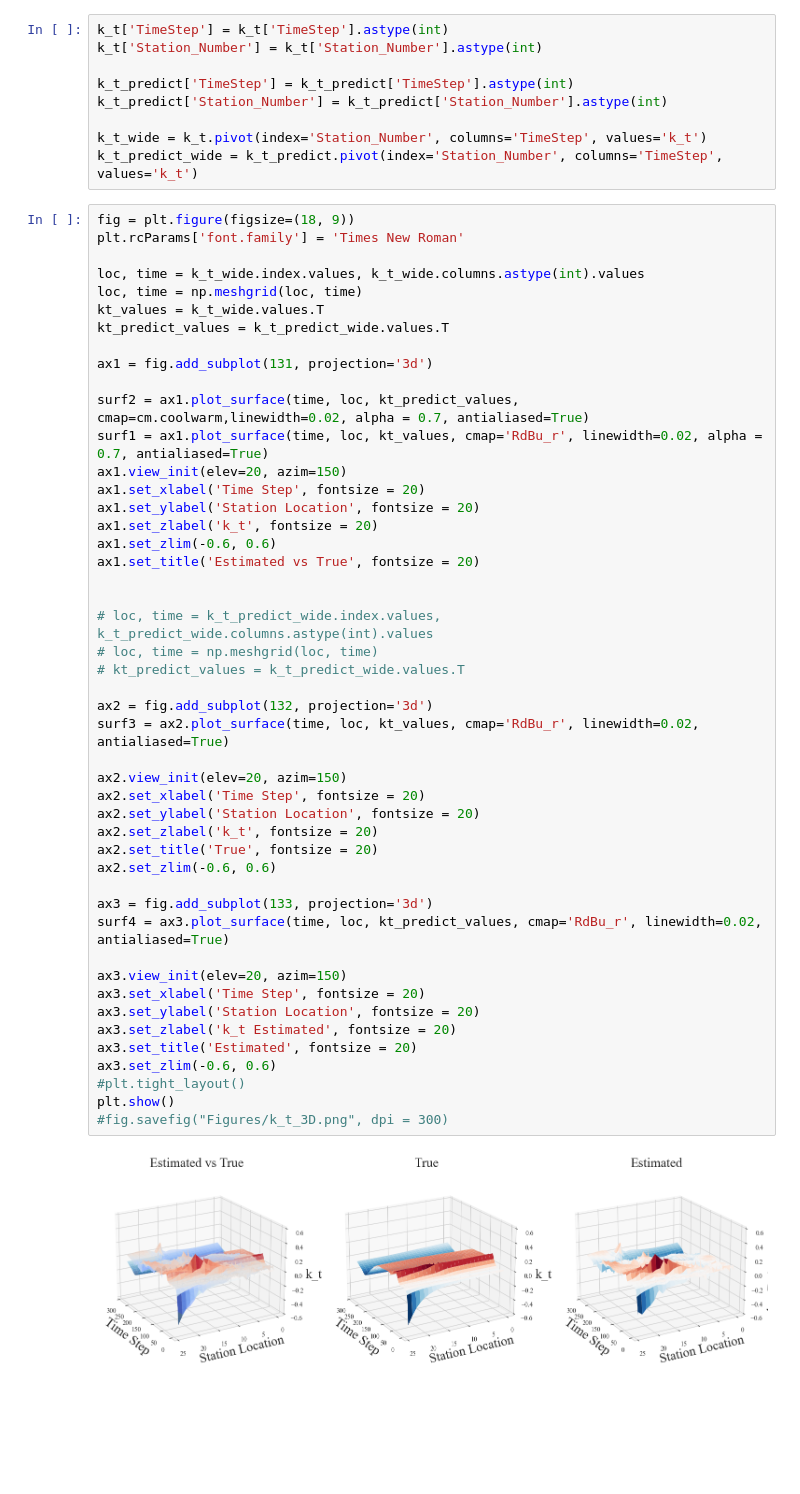
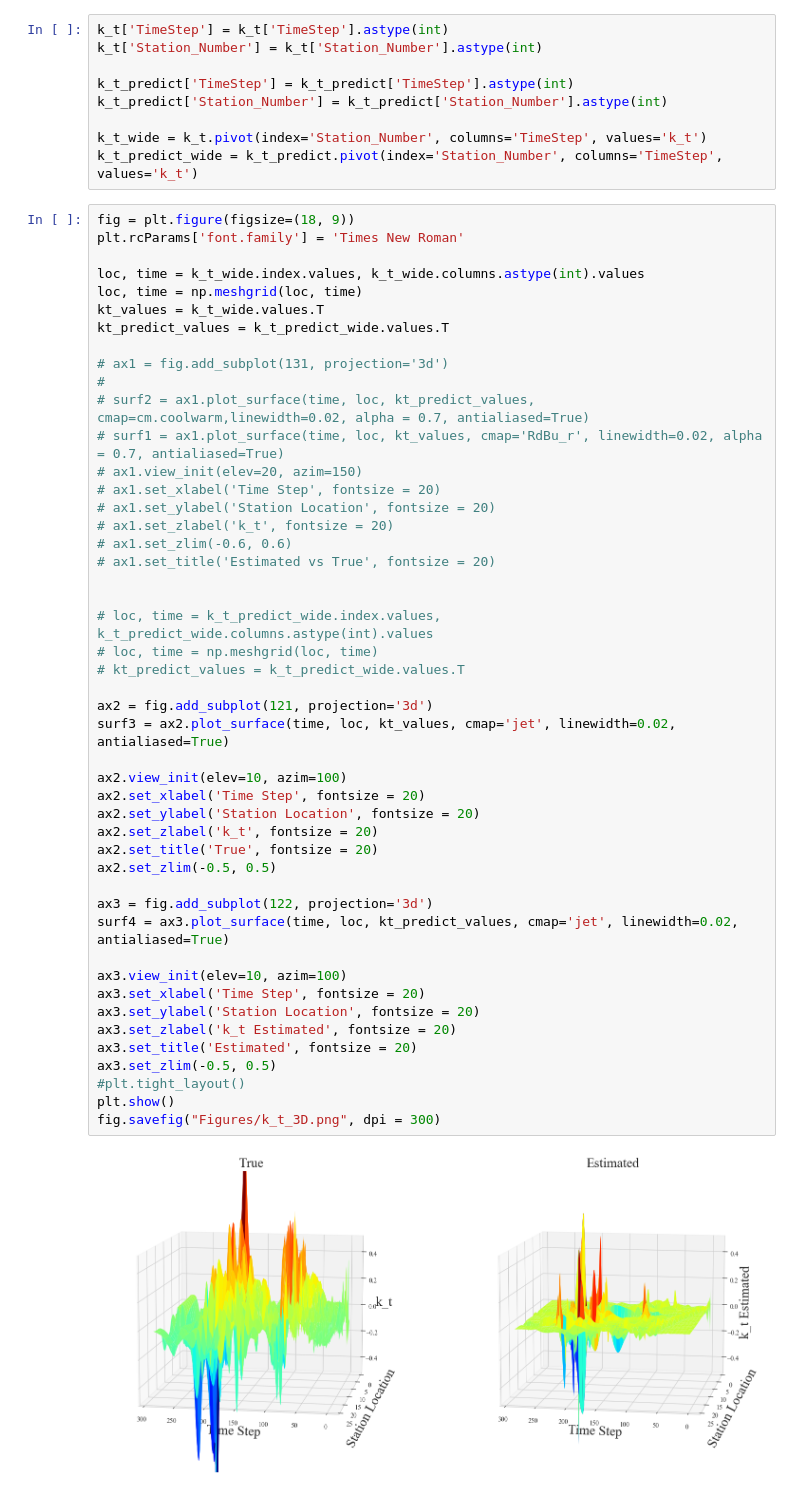
Before and after one commit to wzh96/Flow_PDE_FIND, a Jupyter notebook: Prediction.ipynb, the cells around one changed output. Saved outputs shown, nothing was run; the diff lists cells and outputs as text; blank space fills up the shorter version.

```diff
--- a/Prediction.ipynb
+++ b/Prediction.ipynb
@@ -194,52 +194,52 @@ k_t_predict_wide = k_t_predict.pivot(index='Station_Number', columns='TimeStep',
 # %%
 fig = plt.figure(figsize=(18, 9))
 plt.rcParams['font.family'] = 'Times New Roman'
 
 loc, time = k_t_wide.index.values, k_t_wide.columns.astype(int).values
 loc, time = np.meshgrid(loc, time)
 kt_values = k_t_wide.values.T
 kt_predict_values = k_t_predict_wide.values.T
 
-ax1 = fig.add_subplot(131, projection='3d')
-
-surf2 = ax1.plot_surface(time, loc, kt_predict_values, cmap=cm.coolwarm,linewidth=0.02, alpha = 0.7, antialiased=True)
-surf1 = ax1.plot_surface(time, loc, kt_values, cmap='RdBu_r', linewidth=0.02, alpha = 0.7, antialiased=True)
-ax1.view_init(elev=20, azim=150)
-ax1.set_xlabel('Time Step', fontsize = 20)
-ax1.set_ylabel('Station Location', fontsize = 20)
-ax1.set_zlabel('k_t', fontsize = 20)
-ax1.set_zlim(-0.6, 0.6)
-ax1.set_title('Estimated vs True', fontsize = 20)
+# ax1 = fig.add_subplot(131, projection='3d')
+#
+# surf2 = ax1.plot_surface(time, loc, kt_predict_values, cmap=cm.coolwarm,linewidth=0.02, alpha = 0.7, antialiased=True)
+# surf1 = ax1.plot_surface(time, loc, kt_values, cmap='RdBu_r', linewidth=0.02, alpha = 0.7, antialiased=True)
+# ax1.view_init(elev=20, azim=150)
+# ax1.set_xlabel('Time Step', fontsize = 20)
+# ax1.set_ylabel('Station Location', fontsize = 20)
+# ax1.set_zlabel('k_t', fontsize = 20)
+# ax1.set_zlim(-0.6, 0.6)
+# ax1.set_title('Estimated vs True', fontsize = 20)
 
 
 # loc, time = k_t_predict_wide.index.values, k_t_predict_wide.columns.astype(int).values
 # loc, time = np.meshgrid(loc, time)
 # kt_predict_values = k_t_predict_wide.values.T
 
-ax2 = fig.add_subplot(132, projection='3d')
-surf3 = ax2.plot_surface(time, loc, kt_values, cmap='RdBu_r', linewidth=0.02, antialiased=True)
+ax2 = fig.add_subplot(121, projection='3d')
+surf3 = ax2.plot_surface(time, loc, kt_values, cmap='jet', linewidth=0.02, antialiased=True)
 
-ax2.view_init(elev=20, azim=150)
+ax2.view_init(elev=10, azim=100)
 ax2.set_xlabel('Time Step', fontsize = 20)
 ax2.set_ylabel('Station Location', fontsize = 20)
 ax2.set_zlabel('k_t', fontsize = 20)
 ax2.set_title('True', fontsize = 20)
-ax2.set_zlim(-0.6, 0.6)
+ax2.set_zlim(-0.5, 0.5)
 
-ax3 = fig.add_subplot(133, projection='3d')
-surf4 = ax3.plot_surface(time, loc, kt_predict_values, cmap='RdBu_r', linewidth=0.02, antialiased=True)
+ax3 = fig.add_subplot(122, projection='3d')
+surf4 = ax3.plot_surface(time, loc, kt_predict_values, cmap='jet', linewidth=0.02, antialiased=True)
 
-ax3.view_init(elev=20, azim=150)
+ax3.view_init(elev=10, azim=100)
 ax3.set_xlabel('Time Step', fontsize = 20)
 ax3.set_ylabel('Station Location', fontsize = 20)
 ax3.set_zlabel('k_t Estimated', fontsize = 20)
 ax3.set_title('Estimated', fontsize = 20)
-ax3.set_zlim(-0.6, 0.6)
+ax3.set_zlim(-0.5, 0.5)
 #plt.tight_layout()
 plt.show()
-#fig.savefig("Figures/k_t_3D.png", dpi = 300)
+fig.savefig("Figures/k_t_3D.png", dpi = 300)
 # %% [output]
-[figure, old version]
+[figure, new version]
 # %%
 fig, axs = plt.subplots(1, 2, figsize=(10, 5))
 
```
Also changed, not shown: parts of 4 cells of this notebook, 22 other files.
